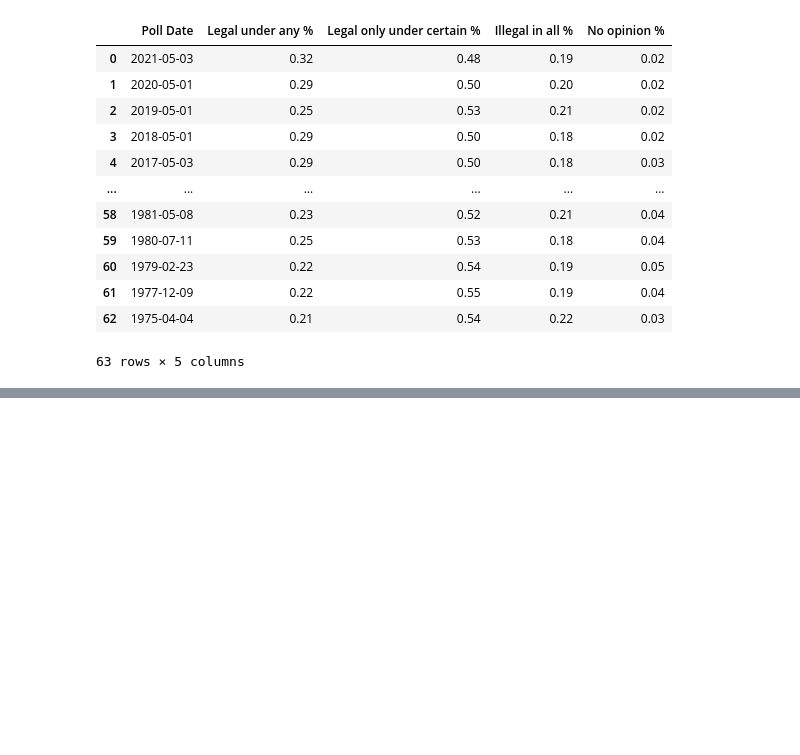
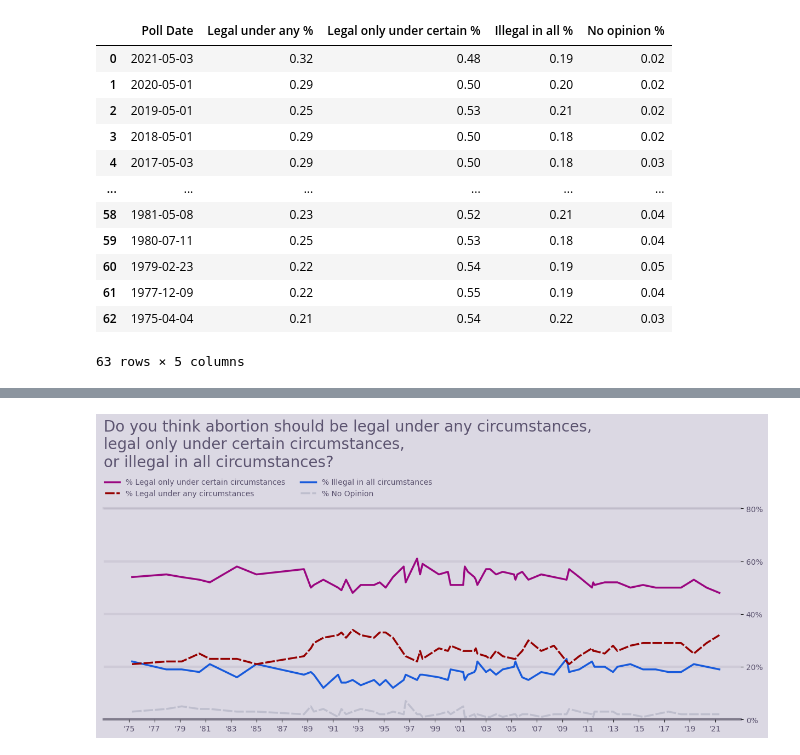
Before and after one commit to john-a-dixon/makeover-monday, a Jupyter notebook: Makeover Monday.ipynb, the cells around one changed output, grey strips where cells are left out. Drawn from its saved outputs; the diff is of its cells as text; code cells hidden in the pictures; blank space fills up the shorter version.

Commit message:
Formatting near done.

```diff
--- a/Makeover Monday.ipynb
+++ b/Makeover Monday.ipynb
@@ -104,0 +53,73 @@ ax.set_yticklabels(['0%', '20%', '40%', '60%', '80%'], color='#EEEEEE88');
+# %%
+# Create a figure of a specific size and change its background color
+plt.figure(figsize=(15, 5),
+           facecolor='#DBD8E3')
+
+
+# Get the axes object
+ax = plt.axes()
+
+# Modify colors
+ax.set_facecolor('#DBD8E3')
+ax.spines['left'].set_visible(False)
+ax.spines['right'].set_visible(False)
+
+# Modify the look of the top and bottom spine
+ax.spines['top'].set_color('#5C547022')
+ax.spines['top'].set_linewidth(3)
+ax.spines['bottom'].set_color('#352F4488')
+ax.spines['bottom'].set_linewidth(3)
+
+
+# Add a title to the plot and format the title
+plt.title('Do you think abortion should be legal under any circumstances,\nlegal only under certain circumstances,\nor illegal in all circumstances?',
+          pad=55,
+          loc='left',
+          x=0.0,
+          color='#5C5470',
+          fontsize=20)
+
+
+# Create all four different plots
+sns.lineplot(data=df, x='Poll Date', y='No opinion %', label='% No Opinion', color='#6B728E', linestyle=(0, (5, 1)), linewidth=2.5, alpha=0.25)
+sns.lineplot(data=df, x='Poll Date', y='Illegal in all %', label='% Illegal in all circumstances', color='#185ADB', linewidth=2.5)
+sns.lineplot(data=df, x='Poll Date', y='Legal under any %', label='% Legal under any circumstances', color='#950101', linestyle=(0, (5, 1)), linewidth=2.5)
+sns.lineplot(data=df, x='Poll Date', y='Legal only under certain %', label='% Legal only under certain circumstances', color='#9A0680', linewidth=2.5)
+
+
+# Create and format a legend
+plt.legend(ncols=2,
+           frameon=False,
+           loc='upper left',
+           bbox_to_anchor=(-0.009, 1.175),
+           labelcolor='#5C5470',
+           reverse=True)
+
+
+# Set y-ticks, y-tick-labels and more
+plt.ylabel(None)
+plt.ylim(0, 0.80)
+plt.yticks(ticks=[0, 0.20, 0.40, 0.60, 0.80],
+           labels=['0%', '20%', '40%', '60%', '80%'],
+           color='#5C5470')
+# Make the y-axis ticks go on the right-size
+plt.tick_params(axis='y',
+                right=True,
+                left=False,
+                labelright=True,
+                labelleft=False)
+
+
+# Set x-ticks, x-tick-labels and more
+plt.xlabel(None)
+earliest = pd.Timestamp(1973, 1, 1)
+latest = pd.Timestamp(2023, 1, 1)
+plt.xlim(earliest, latest)
+plt.xticks(ticks=[pd.Timestamp(x, 1, 1) for x in range(1975, 2022, 2)],
+           labels=[f'\'{str(x)[-2:]}' for x in range(1975, 2022, 2)],
+           color='#5C5470')
+
+
+plt.grid(axis='y', color='#5C5470', alpha=0.1, linewidth=3);
+# %% [output]
+[figure, added]
```
Also changed, not shown: parts of 1 cell of this notebook.
